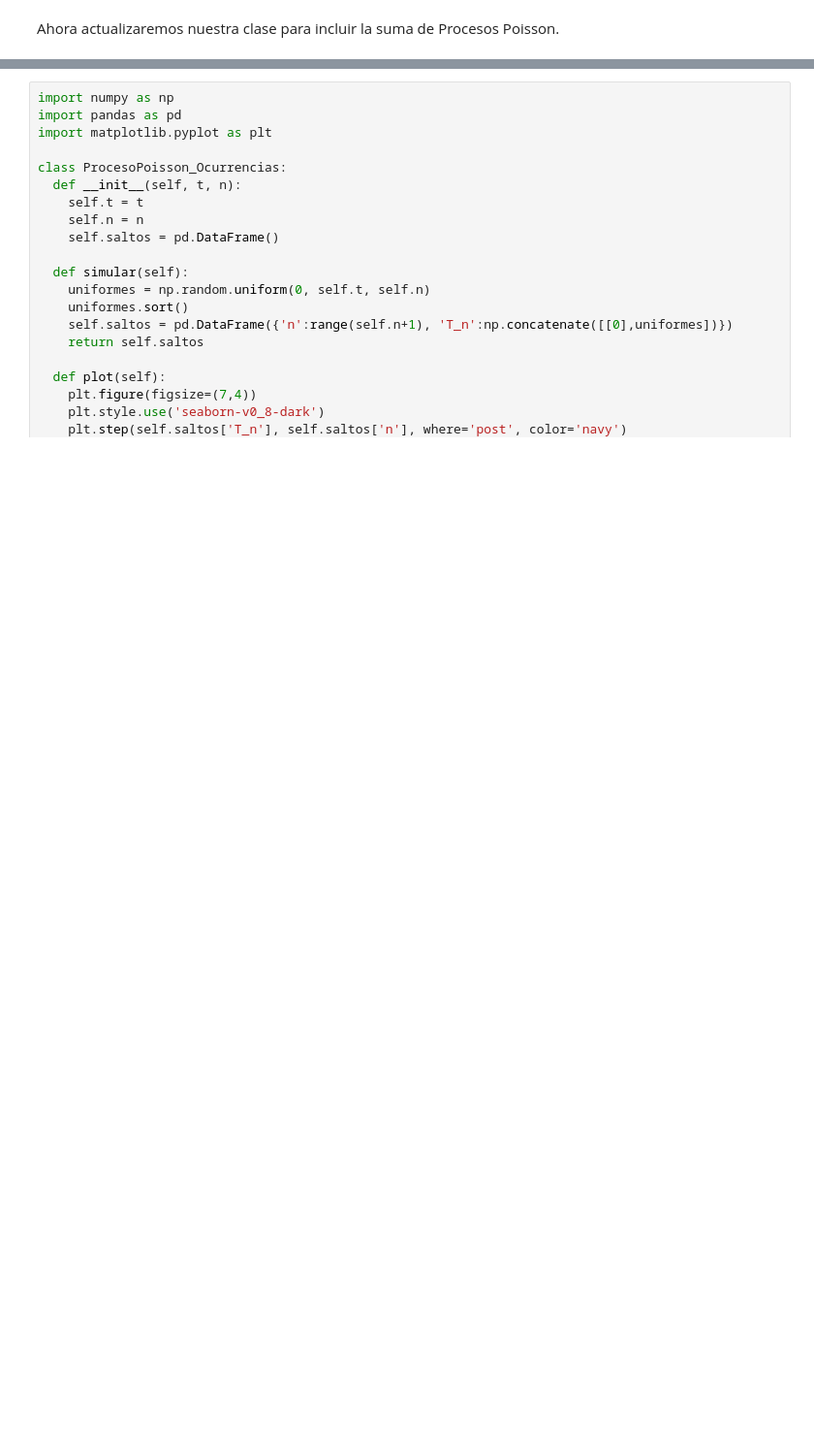
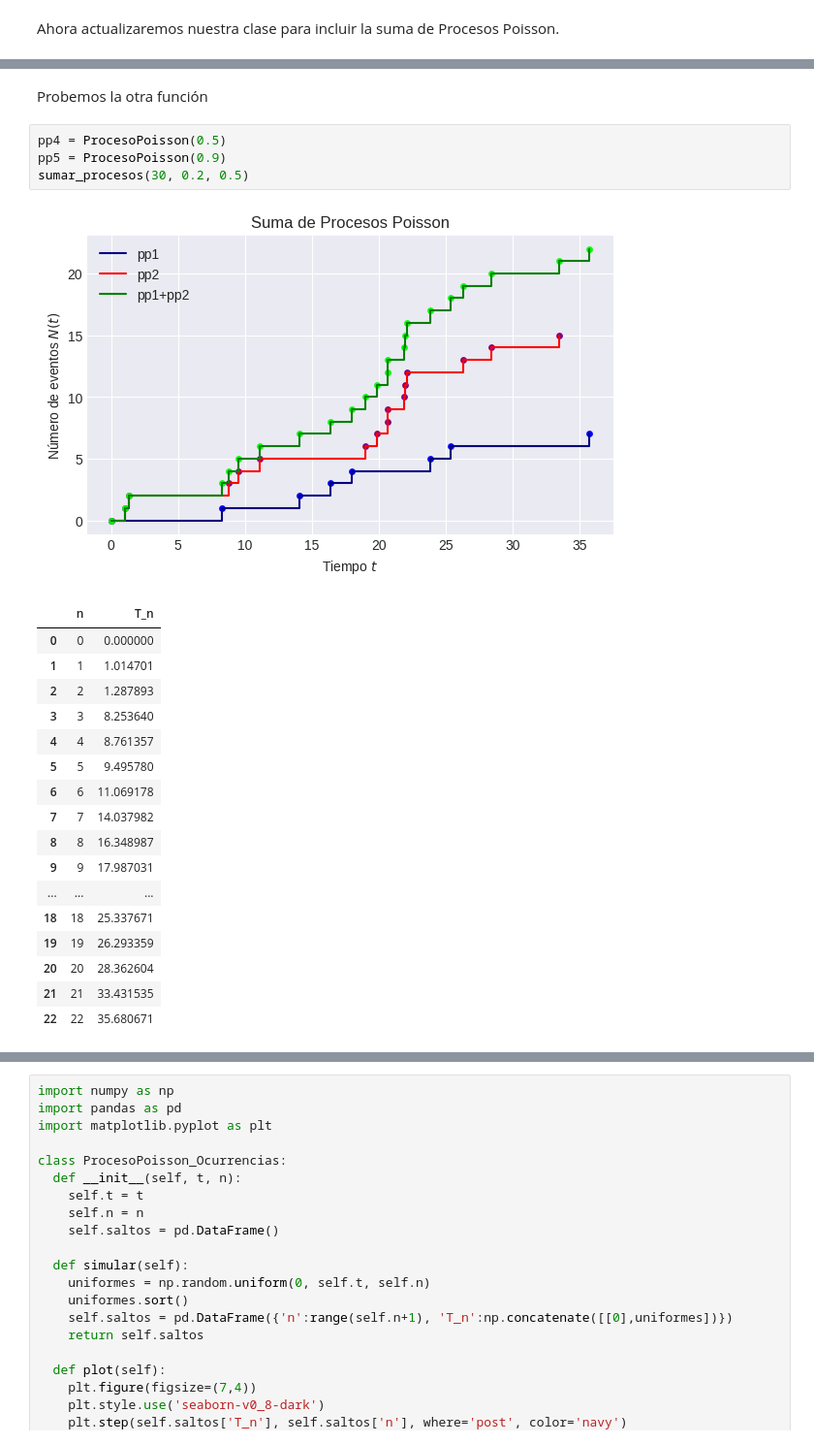
Before and after one commit to eliasegn/ProcesosI, a Jupyter notebook: PP2_SumayAdelgazamientodeProcesosPoisson.ipynb, the cells around one changed output, grey strips where cells are left out. Shown at 97% size. Saved outputs shown, nothing was run; the diff lists cells and outputs as text; blank space fills up the shorter version.

```diff
--- a/PP2_SumayAdelgazamientodeProcesosPoisson.ipynb
+++ b/PP2_SumayAdelgazamientodeProcesosPoisson.ipynb
@@ -153,3 +184,28 @@ pp3.plot_suma()
+# %% [markdown]
+Probemos la otra función
+# %%
+pp4 = ProcesoPoisson(0.5)
+pp5 = ProcesoPoisson(0.9)
+sumar_procesos(30, 0.2, 0.5)
+# %% [output]
+[figure, added]
+|  | n | T_n |
+| 0 | 0 | 0.000000 |
+| 1 | 1 | 1.014701 |
+| 2 | 2 | 1.287893 |
+| 3 | 3 | 8.253640 |
+| 4 | 4 | 8.761357 |
+| 5 | 5 | 9.495780 |
+| 6 | 6 | 11.069178 |
+| 7 | 7 | 14.037982 |
+| 8 | 8 | 16.348987 |
+| 9 | 9 | 17.987031 |
+| ... | ... | ... |
+| 18 | 18 | 25.337671 |
+| 19 | 19 | 26.293359 |
+| 20 | 20 | 28.362604 |
+| 21 | 21 | 33.431535 |
+| 22 | 22 | 35.680671 |
 # %% [markdown]
 ### Adelgazamiento de un Proceso Poisson
 
```
Also changed, not shown: parts of 6 cells of this notebook.
